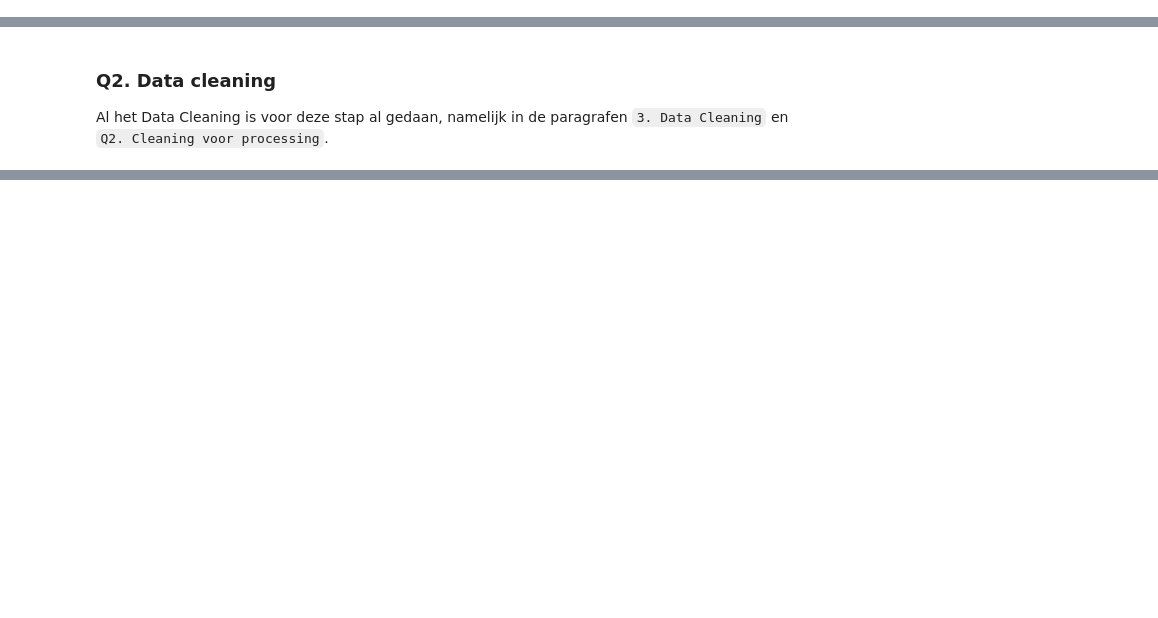
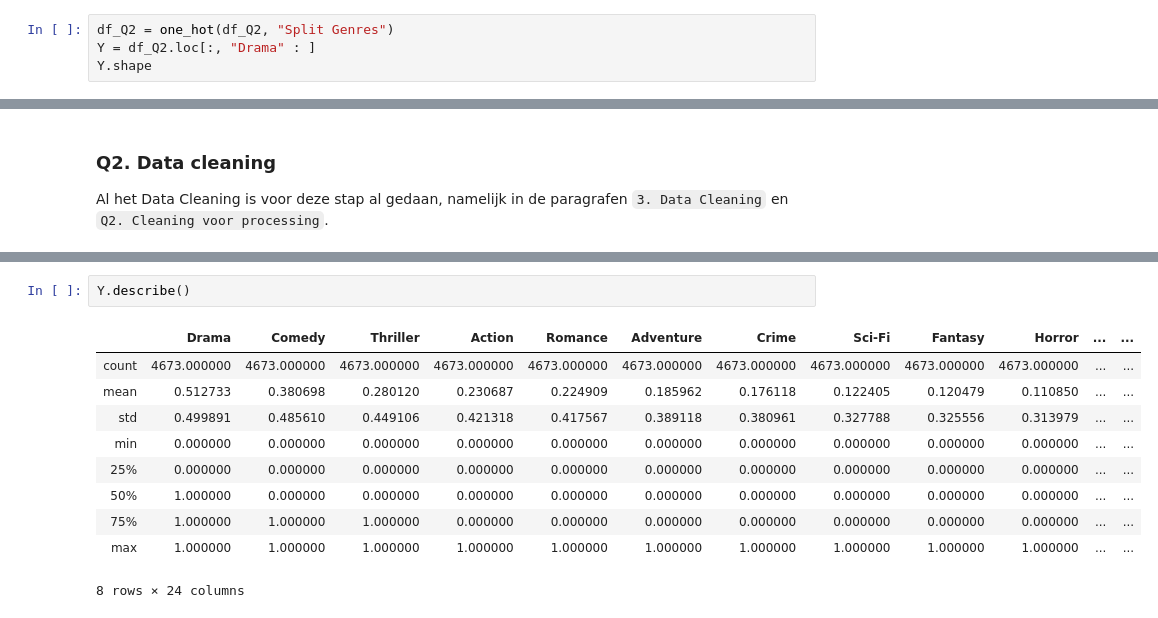
Before and after one commit to Casper-Smet/movie-revenue-predictions, a Jupyter notebook: individual_questions/Q2/plot-keywords.ipynb, the cells around one changed output, grey strips where cells are left out. Drawn from its saved outputs; the diff is of its cells as text; blank space fills up the shorter version.

```diff
--- a/individual_questions/Q2/plot-keywords.ipynb
+++ b/individual_questions/Q2/plot-keywords.ipynb
@@ -157,0 +247,4 @@ df_Q2.head()
+# %%
+df_Q2 = one_hot(df_Q2, "Split Genres")
+Y = df_Q2.loc[:, "Drama" : ]
+Y.shape
@@ -429,0 +290,13 @@ hamming_loss(Y_test, predictions)
+# %%
+Y.describe()
+# %% [output]
+|  | Drama | Comedy | Thriller | Action | Romance | Adventure | Crime | Sci-Fi | Fantasy | Horror | ... | ... |
+| count | 4673.000000 | 4673.000000 | 4673.000000 | 4673.000000 | 4673.000000 | 4673.000000 | 4673.000000 | 4673.000000 | 4673.000000 | 4673.000000 | ... | ... |
+| mean | 0.512733 | 0.380698 | 0.280120 | 0.230687 | 0.224909 | 0.185962 | 0.176118 | 0.122405 | 0.120479 | 0.110850 | ... | ... |
+| std | 0.499891 | 0.485610 | 0.449106 | 0.421318 | 0.417567 | 0.389118 | 0.380961 | 0.327788 | 0.325556 | 0.313979 | ... | ... |
+| min | 0.000000 | 0.000000 | 0.000000 | 0.000000 | 0.000000 | 0.000000 | 0.000000 | 0.000000 | 0.000000 | 0.000000 | ... | ... |
+| 25% | 0.000000 | 0.000000 | 0.000000 | 0.000000 | 0.000000 | 0.000000 | 0.000000 | 0.000000 | 0.000000 | 0.000000 | ... | ... |
+| 50% | 1.000000 | 0.000000 | 0.000000 | 0.000000 | 0.000000 | 0.000000 | 0.000000 | 0.000000 | 0.000000 | 0.000000 | ... | ... |
+| 75% | 1.000000 | 1.000000 | 1.000000 | 0.000000 | 0.000000 | 0.000000 | 0.000000 | 0.000000 | 0.000000 | 0.000000 | ... | ... |
+| max | 1.000000 | 1.000000 | 1.000000 | 1.000000 | 1.000000 | 1.000000 | 1.000000 | 1.000000 | 1.000000 | 1.000000 | ... | ... |
+8 rows × 24 columns
```
Also changed, not shown: parts of 59 cells of this notebook, 1 other file.
